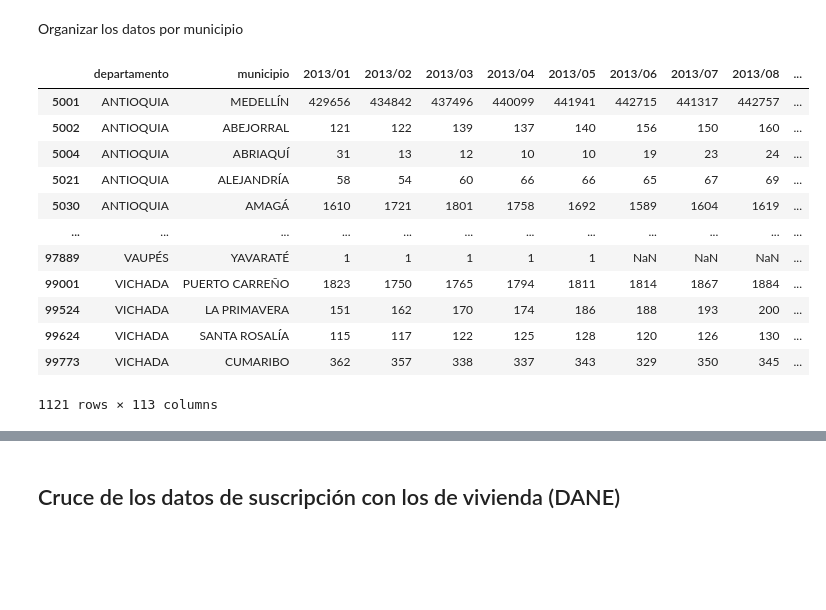
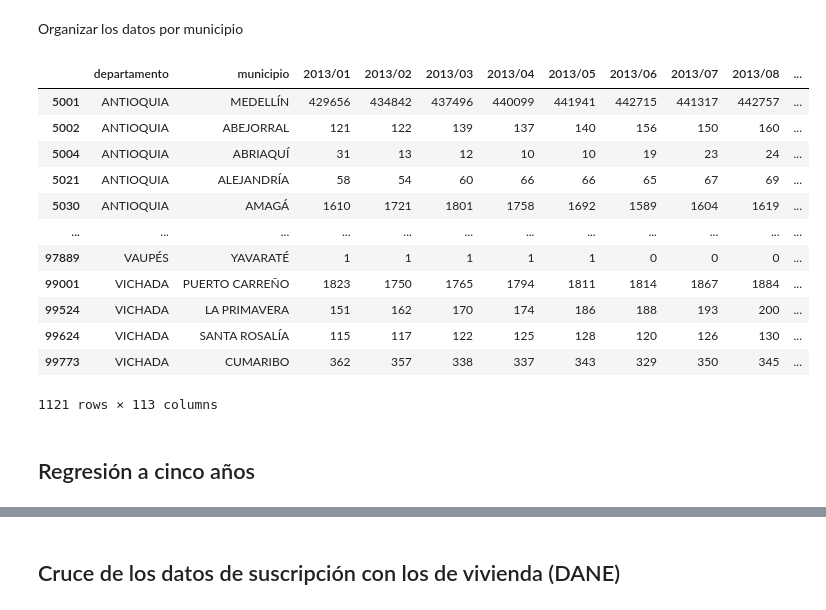
Before and after one commit to caramirezs/DataJam2022, a Jupyter notebook: TV_suscripcion.ipynb, the cells around one changed output, grey strips where cells are left out. Cells and saved outputs as stored; diff of their text form; code cells hidden in the pictures; blank space fills up the shorter version.

```diff
--- a/TV_suscripcion.ipynb
+++ b/TV_suscripcion.ipynb
@@ -128,30 +128,33 @@ Organizar los datos por municipio
 # %%
 df = pd.DataFrame(columns=datetime_list)
 for index, municipio_info in lista_dpto_mpio.iterrows():
     df_dpto_temp = df_tv_sucrp_dpto[df_tv_sucrp_dpto['id_municipio'] == municipio_info['id_municipio']].drop(['id_departamento', 'departamento','id_municipio', 'municipio'], axis=1)
     df_dpto_temp = df_dpto_temp.rename(columns = {'suscriptores': municipio_info['id_municipio']}).set_index(['datetime']).T
     df_dpto_temp['municipio'] = municipio_info['municipio']
     df_dpto_temp['departamento'] = municipio_info['departamento']
     df = pd.concat([df, df_dpto_temp])
 
 new_columns = list(df.columns)[:-2]
 new_columns.insert(0, 'departamento')
 new_columns.insert(1, 'municipio')
 df = df[new_columns]
 df.dropna(subset=['municipio'], inplace=True)
 df.to_csv('./bases_datos/suscriptores_tv_mpio_2.csv')
+df.fillna(0, inplace=True)
 df
 # %% [output]
 |  | departamento | municipio | 2013/01 | 2013/02 | 2013/03 | 2013/04 | 2013/05 | 2013/06 | 2013/07 | 2013/08 | ... |
 | 5001 | ANTIOQUIA | MEDELLÍN | 429656 | 434842 | 437496 | 440099 | 441941 | 442715 | 441317 | 442757 | ... |
 | 5002 | ANTIOQUIA | ABEJORRAL | 121 | 122 | 139 | 137 | 140 | 156 | 150 | 160 | ... |
 | 5004 | ANTIOQUIA | ABRIAQUÍ | 31 | 13 | 12 | 10 | 10 | 19 | 23 | 24 | ... |
 | 5021 | ANTIOQUIA | ALEJANDRÍA | 58 | 54 | 60 | 66 | 66 | 65 | 67 | 69 | ... |
 | 5030 | ANTIOQUIA | AMAGÁ | 1610 | 1721 | 1801 | 1758 | 1692 | 1589 | 1604 | 1619 | ... |
 | ... | ... | ... | ... | ... | ... | ... | ... | ... | ... | ... | ... |
-| 97889 | VAUPÉS | YAVARATÉ | 1 | 1 | 1 | 1 | 1 | NaN | NaN | NaN | ... |
+| 97889 | VAUPÉS | YAVARATÉ | 1 | 1 | 1 | 1 | 1 | 0 | 0 | 0 | ... |
 | 99001 | VICHADA | PUERTO CARREÑO | 1823 | 1750 | 1765 | 1794 | 1811 | 1814 | 1867 | 1884 | ... |
 | 99524 | VICHADA | LA PRIMAVERA | 151 | 162 | 170 | 174 | 186 | 188 | 193 | 200 | ... |
 | 99624 | VICHADA | SANTA ROSALÍA | 115 | 117 | 122 | 125 | 128 | 120 | 126 | 130 | ... |
 | 99773 | VICHADA | CUMARIBO | 362 | 357 | 338 | 337 | 343 | 329 | 350 | 345 | ... |
 1121 rows × 113 columns
+# %% [markdown]
+## Regresión a cinco años
```
Also changed, not shown: parts of 13 cells of this notebook, 3 other files.
